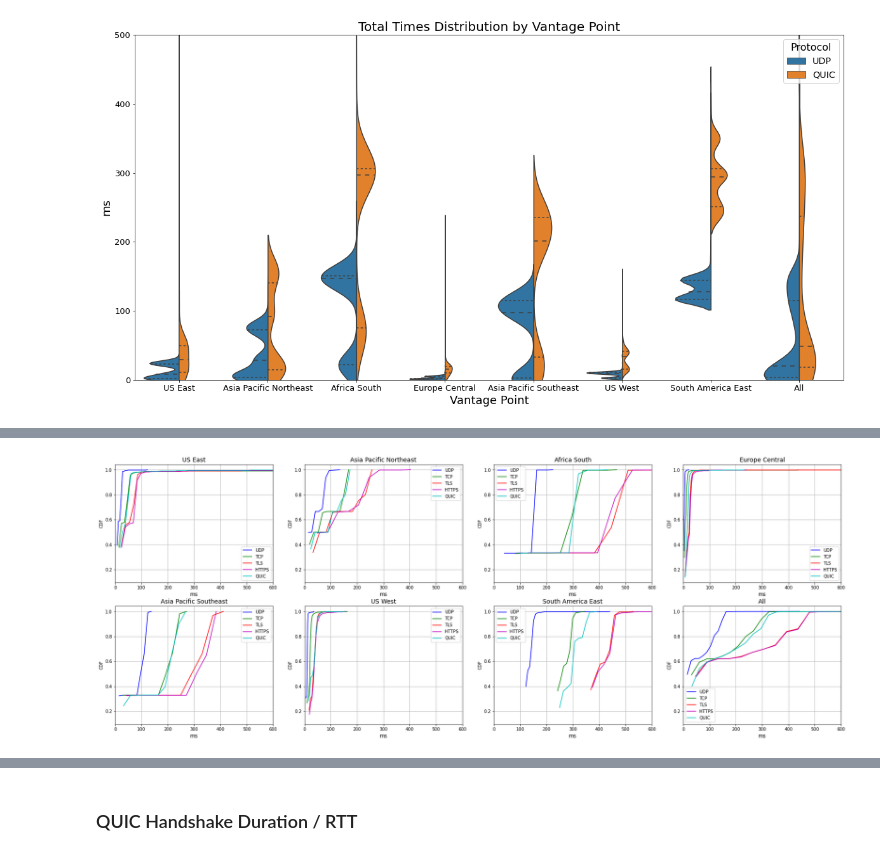
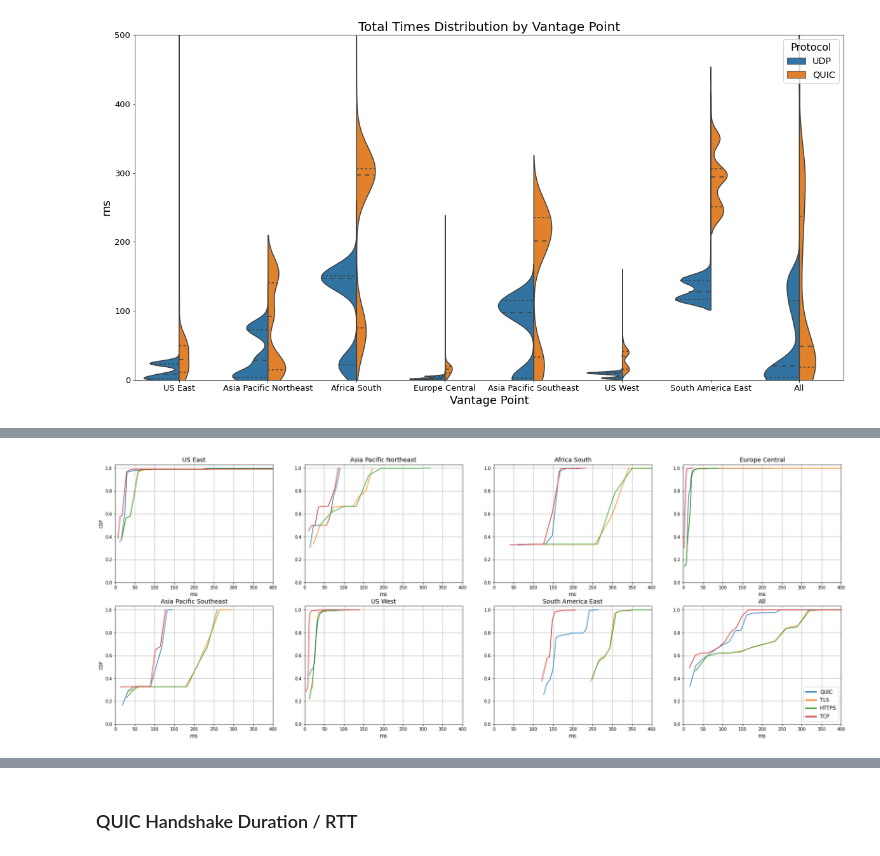
Before and after one commit to justus237/dns-analysis, a Jupyter notebook: Performance-Top6.ipynb, the cells around one changed output, grey strips where cells are left out. Saved outputs shown, nothing was run; the diff lists cells and outputs as text; code cells hidden in the pictures.

Commit message:
changed color scheme, small visual changes on graphs

```diff
--- a/Performance-Top6.ipynb
+++ b/Performance-Top6.ipynb
@@ -472,7 +472,7 @@ for key, vp in vantage_points.items():
 
     for median in bp["medians"]:
         x, y = median.get_data()
-        ax.text(x[0] - 9, y[0] - 0.2, "{:.0f}".format(x[0]), fontsize = 9, color='black')
+        ax.text(x[0] - 8, y[0] - 0.2, "{:.0f}".format(x[0]), fontsize = 9, color='black')
 
     ax.set_yticklabels(["UDP", "TCP", "TLS", "HTTPS", "QUIC"])
     ax.tick_params(labelbottom=True)
@@ -564,7 +569,7 @@ for key, vp in vantage_points.items():
 
     for median in bp["medians"]:
         x, y = median.get_data()
-        ax.text(x[0] - 9, y[0] - 0.2, "{:.0f}".format(x[0]), fontsize = 9, color='black')
+        ax.text(x[0] - 8, y[0] - 0.2, "{:.0f}".format(x[0]), fontsize = 9, color='black')
 
     ax.set_yticklabels(["UDP", "TCP", "TLS", "HTTPS", "QUIC"])
     ax.set_xlabel('ms', fontsize = 12)
@@ -635,13 +640,14 @@ for key, vp in vantage_points.items():
 
     for median in bp["medians"]:
         x, y = median.get_data()
-        ax.text(x[0] - 20, y[0] - 0.2, "{:.0f}".format(x[0]), fontsize = 9, color='black')
+        ax.text(x[0] - 3, y[0] - 0.2, "{:.0f}".format(x[0]), fontsize = 9, color='black')
 
     ax.set_yticklabels(["TCP", "TLS", "HTTPS", "QUIC"])
     ax.set_xlabel("ms", fontsize = 12)
     ax.set_ylabel("Protocol", fontsize = 12)
     ax.set_title(key, fontsize = 14)
     ax.tick_params(labelbottom=True)
+    ax.set_xlim(0, 350)
     ax.grid()
     i += 1
 
@@ -653,27 +692,31 @@ plt.show(bp)
 # %%
 i = 0
 fig, axs = plt.subplots(2, 4, figsize=(30, 11), sharey=True)
 
 for key, vp in vantage_points.items():
-    tt = vp['total_time']
+    st = vp['setup_time']
     ax = axs[int(i/4),i%4]
-    ax.plot(calculateCDF(tt['UDP'])[0], calculateCDF(tt['UDP'])[1], label="UDP", color = Colors.udp)
-    ax.plot(calculateCDF(tt['TCP'])[0], calculateCDF(tt['TCP'])[1], label="TCP", color = Colors.tcp)
-    ax.plot(calculateCDF(tt['TLS'])[0], calculateCDF(tt['TLS'])[1], label="TLS", color = Colors.tls)
-    ax.plot(calculateCDF(tt['HTTPS'])[0], calculateCDF(tt['HTTPS'])[1], label="HTTPS", color = Colors.https)
-    ax.plot(calculateCDF(tt['QUIC'])[0], calculateCDF(tt['QUIC'])[1], label="QUIC", color = Colors.quic)
+    sns.lineplot(x=calculateCDF(st['QUIC'])[0], y=calculateCDF(st['QUIC'])[1], label="QUIC", ax=ax)
+    sns.lineplot(x=calculateCDF(st['TLS'])[0], y=calculateCDF(st['TLS'])[1], label="TLS", ax=ax)
+    sns.lineplot(x=calculateCDF(st['HTTPS'])[0], y=calculateCDF(st['HTTPS'])[1], label="HTTPS", ax=ax)
+    sns.lineplot(x=calculateCDF(st['TCP'])[0], y=calculateCDF(st['TCP'])[1], label="TCP", ax=ax)
 
-    ax.set_xlim(0, 600)
+    ax.set_xlim(0, 400)
+    ax.set_ylim(0.0)
     ax.tick_params(labelleft=True)
     ax.set_xlabel("ms", fontsize = 12)
     ax.set_ylabel("CDF")
     ax.set_title(key, fontsize = 14)
-
-    ax.legend()
+    if i == 7:
+        leg = ax.legend(loc="lower right", fontsize='large')
+        for line in leg.get_lines():
+            line.set_linewidth(3.0)
+    else:
+        ax.get_legend().remove()
     ax.grid()
     i += 1
 
-plt.savefig("figures/topsix_total_time_cdf.pdf", bbox_inches='tight')
+plt.savefig("figures/topsix_setup_time_cdf.pdf", bbox_inches='tight')
 plt.show()
 # %% [output]
-[figure, old version]
+[figure, new version]
```
Also changed, not shown: parts of 6 cells of this notebook, 7 other files.
